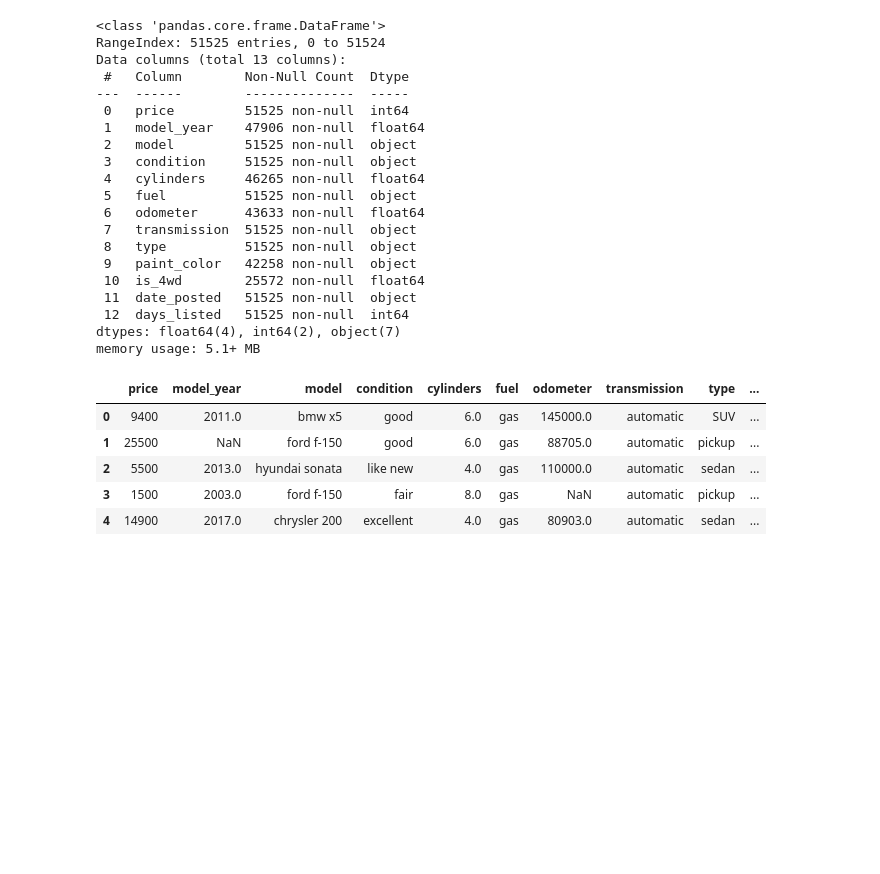
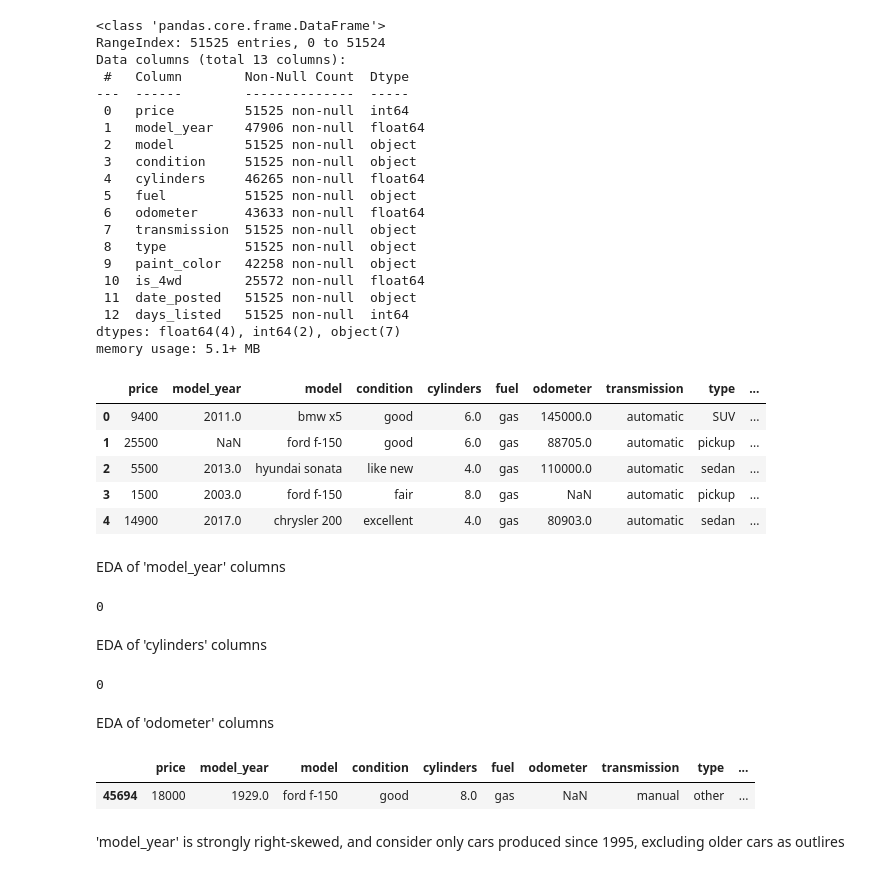
Before and after one commit to Alex100day/Project_4, a Jupyter notebook: EDA.ipynb, the cells around one changed output. Drawn from its saved outputs; the diff is of its cells as text; code cells hidden in the pictures; blank space fills up the shorter version.

```diff
--- a/EDA.ipynb
+++ b/EDA.ipynb
@@ -46,3 +58,33 @@ memory usage: 5.1+ MB
 | 2 | 5500 | 2013.0 | hyundai sonata | like new | 4.0 | gas | 110000.0 | automatic | sedan | ... |
 | 3 | 1500 | 2003.0 | ford f-150 | fair | 8.0 | gas | NaN | automatic | pickup | ... |
 | 4 | 14900 | 2017.0 | chrysler 200 | excellent | 4.0 | gas | 80903.0 | automatic | sedan | ... |
+# %% [markdown]
+EDA of 'model_year' columns
+# %%
+vehicles['model_year'].isna().sum()    # it shows 3619 missing values
+vehicles['model_year'] = vehicles.groupby('model')['model_year'].transform(lambda x: x.fillna(x.median()))
+vehicles['model_year'].isna().sum()     # missing values were filled with ['model_year'].median(). ['model_year'] has no more missing values.
+# %% [output]
+0
+# %% [markdown]
+EDA of 'cylinders' columns
+# %%
+vehicles['cylinders'].isna().sum()    # it shows 5260 missing values
+vehicles['cylinders'] = vehicles.groupby('model')['cylinders'].transform(lambda x: x.fillna(x.median()))
+vehicles['cylinders'].isna().sum()     # missing values were filled with ['cylinders'].median(). ['cylinders'] has no more missing values.
+# %% [output]
+0
+# %% [markdown]
+EDA of 'odometer' columns
+# %%
+vehicles['odometer'].isna().sum()    # it shows 5260 missing values
+vehicles['odometer'] = vehicles.groupby('model_year')['odometer'].transform(lambda x: x.fillna(x.median()))
+vehicles['odometer'].isna().sum()     # missing values were filled with ['cylinders'].median(). ['cylinders'] has no more missing values.
+vehicles['odometer'].isna().sum()     # only one missing value remaining.
+missing_odometer_rows = vehicles[vehicles['odometer'].isna()]
+missing_odometer_rows       # this is the only car produced in 1929, and its ododmeter NaN, so its median=NAN, for our data analysis it can be considered as an outlier.
+# %% [output]
+|  | price | model_year | model | condition | cylinders | fuel | odometer | transmission | type | ... |
+| 45694 | 18000 | 1929.0 | ford f-150 | good | 8.0 | gas | NaN | manual | other | ... |
+# %% [markdown]
+'model_year' is strongly right-skewed, and consider only cars produced since 1995, excluding older cars as outlires
```
Also changed, not shown: parts of 21 cells of this notebook, 1 other file.
